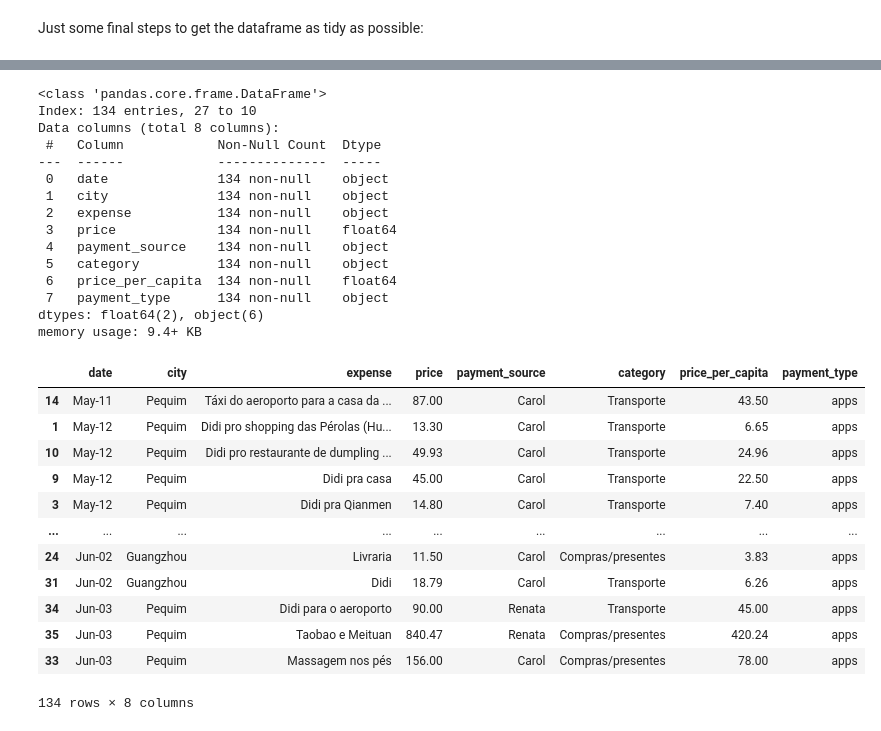
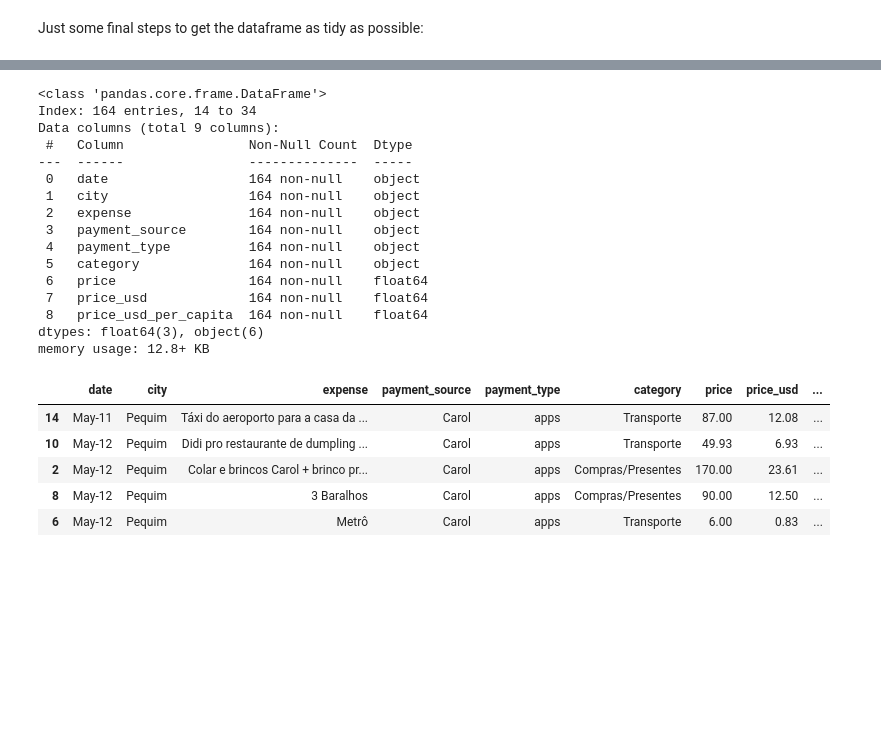
Before and after one commit to anacarolinamoreno/Lede_Project_01, a Jupyter notebook: 03_notebooks/01_data_cleaning.ipynb, the cells around one changed output, grey strips where cells are left out. Saved outputs shown, nothing was run; the diff lists cells and outputs as text; code cells hidden in the pictures; blank space fills up the shorter version.

Commit message:
Uploaded data analysis and fixed problems in other notebooks

```diff
--- a/03_notebooks/01_data_cleaning.ipynb
+++ b/03_notebooks/01_data_cleaning.ipynb
@@ -230,5 +217,5 @@ See the caveats in the documentation: https://pandas.pydata.org/pandas-docs/stab
 # %%
 # Concatenate the rows from the two datasets
-df = pd.concat([trip_for_two, trip_for_three]).sort_values("day_cleaned")
+df = pd.concat([trip_for_two, trip_for_three]).sort_values("day")
 df
 # %% [output]
@@ -276,2 +263,21 @@ df
 # %% [markdown]
 Just some final steps to get the dataframe as tidy as possible:
+# %%
+# Looks like our date format isn't helpful once there are two months involved.
+# Let's fix it:
+df["date"] = pd.Series(df["day"])
+df["date"] = pd.to_datetime(df["date"], format='%d-%b')
+df = df.sort_values("date", ascending=True)
+df["date"] = df["date"].dt.strftime('%b-%d')
+df.drop("day", axis=1, inplace=True)
+# %%
+df = df[["date",
+         "city",
+         "expense",
+         "payment_source",
+        "payment_type",
+         "category",
+         "price",
+        "price_usd",
+        "price_usd_per_capita"]]
+df.info()
@@ -278,42 +301,35 @@ Just some final steps to get the dataframe as tidy as possible:
 # %%
-# Rename the column "day_cleaned" to "date" so it's tidier
-df = df.rename(columns={ "day_cleaned": "date"} )
-
 # Turn the "price" and "price_per_capita" columns into float
 df["price"] = df["price"].astype(float).round(2)
-df["price_per_capita"] = df["price_per_capita"].astype(float).round(2)
+df["price_usd"] = df["price_usd"].astype(float).round(2)
+df["price_usd_per_capita"] = df["price_usd_per_capita"].astype(float).round(2)
 
 # Checking if it worked
 df.info()
 # %% [output]
 <class 'pandas.core.frame.DataFrame'>
-Index: 134 entries, 27 to 10
-Data columns (total 8 columns):
- #   Column            Non-Null Count  Dtype
----  ------            --------------  -----
- 0   date              134 non-null    object
- 1   city              134 non-null    object
- 2   expense           134 non-null    object
- 3   price             134 non-null    float64
- 4   payment_source    134 non-null    object
- 5   category          134 non-null    object
- 6   price_per_capita  134 non-null    float64
- 7   payment_type      134 non-null    object
-dtypes: float64(2), object(6)
-memory usage: 9.4+ KB
+Index: 164 entries, 14 to 34
+Data columns (total 9 columns):
+ #   Column                Non-Null Count  Dtype
+---  ------                --------------  -----
+ 0   date                  164 non-null    object
+ 1   city                  164 non-null    object
+ 2   expense               164 non-null    object
+ 3   payment_source        164 non-null    object
+ 4   payment_type          164 non-null    object
+ 5   category              164 non-null    object
+ 6   price                 164 non-null    float64
+ 7   price_usd             164 non-null    float64
+ 8   price_usd_per_capita  164 non-null    float64
+dtypes: float64(3), object(6)
+memory usage: 12.8+ KB
 # %%
+df.head()
 # %% [output]
-|  | date | city | expense | price | payment_source | category | price_per_capita | payment_type |
-| 14 | May-11 | Pequim | Táxi do aeroporto para a casa da ... | 87.00 | Carol | Transporte | 43.50 | apps |
-| 1 | May-12 | Pequim | Didi pro shopping das Pérolas (Hu... | 13.30 | Carol | Transporte | 6.65 | apps |
-| 10 | May-12 | Pequim | Didi pro restaurante de dumpling ... | 49.93 | Carol | Transporte | 24.96 | apps |
-| 9 | May-12 | Pequim | Didi pra casa | 45.00 | Carol | Transporte | 22.50 | apps |
-| 3 | May-12 | Pequim | Didi pra Qianmen | 14.80 | Carol | Transporte | 7.40 | apps |
-| ... | ... | ... | ... | ... | ... | ... | ... | ... |
-| 24 | Jun-02 | Guangzhou | Livraria | 11.50 | Carol | Compras/presentes | 3.83 | apps |
-| 31 | Jun-02 | Guangzhou | Didi | 18.79 | Carol | Transporte | 6.26 | apps |
-| 34 | Jun-03 | Pequim | Didi para o aeroporto | 90.00 | Renata | Transporte | 45.00 | apps |
-| 35 | Jun-03 | Pequim | Taobao e Meituan | 840.47 | Renata | Compras/presentes | 420.24 | apps |
-| 33 | Jun-03 | Pequim | Massagem nos pés | 156.00 | Carol | Compras/presentes | 78.00 | apps |
+|  | date | city | expense | payment_source | payment_type | category | price | price_usd | ... |
+| 14 | May-11 | Pequim | Táxi do aeroporto para a casa da ... | Carol | apps | Transporte | 87.00 | 12.08 | ... |
+| 10 | May-12 | Pequim | Didi pro restaurante de dumpling ... | Carol | apps | Transporte | 49.93 | 6.93 | ... |
+| 2 | May-12 | Pequim | Colar e brincos Carol + brinco pr... | Carol | apps | Compras/Presentes | 170.00 | 23.61 | ... |
+| 8 | May-12 | Pequim | 3 Baralhos | Carol | apps | Compras/Presentes | 90.00 | 12.50 | ... |
+| 6 | May-12 | Pequim | Metrô | Carol | apps | Transporte | 6.00 | 0.83 | ... |
-134 rows × 8 columns
 # %% [markdown]
```
Also changed, not shown: parts of 31 cells of this notebook, 11 other files.
